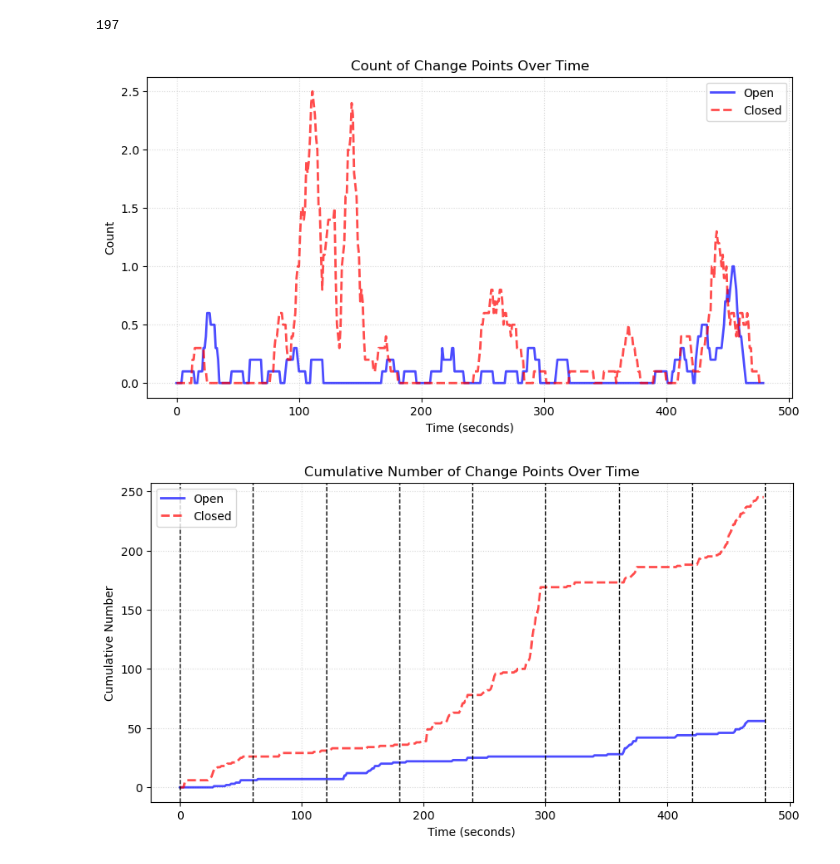
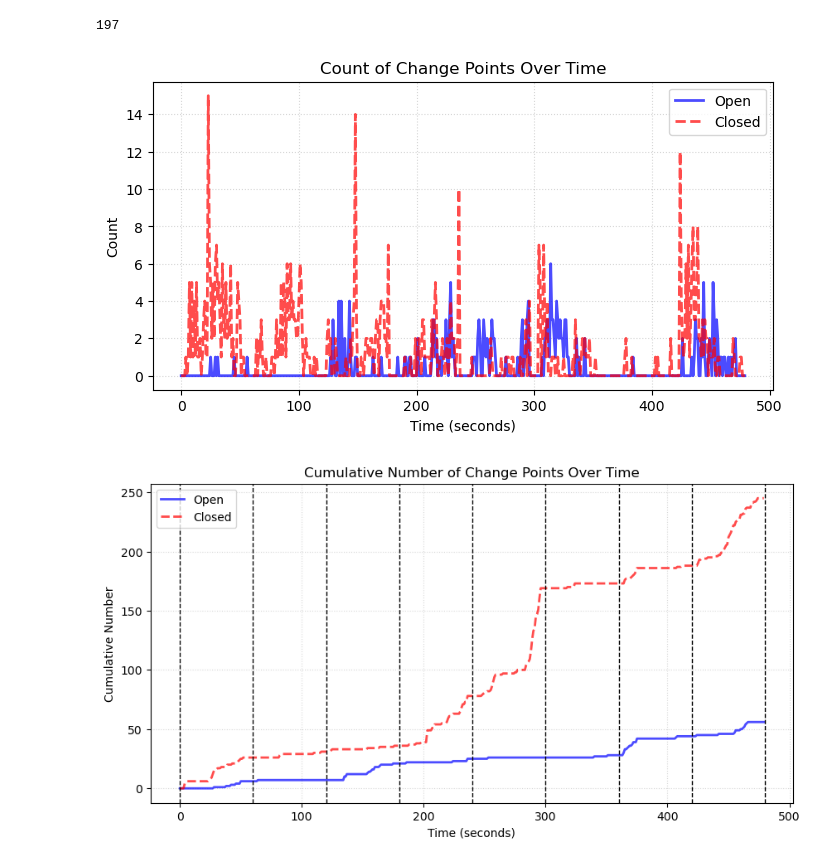
Before and after one commit to HoussamBoukhe/FreSpeD-application, a Jupyter notebook: Visualisation of Change point location.ipynb, the cells around one changed output. Cells and saved outputs as stored; diff of their text form; code cells hidden in the pictures.

```diff
--- a/Visualisation of Change point location.ipynb
+++ b/Visualisation of Change point location.ipynb
@@ -81,26 +81,26 @@ def counting_process(cp_loc, total_time=60*8):
 # %%
 import matplotlib.pyplot as plt
 
-count_vec_o = get_cp_loc(subject="010002", all_regions=True, freq_band="alpha", eyeState=1)
-count_vec_c = get_cp_loc(subject="010002", all_regions=True, freq_band="alpha", eyeState=0)
+count_vec_o = get_cp_loc(subject=sub_ids[5], all_regions=True, freq_band="alpha", eyeState=1)
+count_vec_c = get_cp_loc(subject=sub_ids[5], all_regions=True, freq_band="alpha", eyeState=0)
 
-count_o = create_count_vector(count_vec_o, moving_average=10)
-count_c = create_count_vector(count_vec_c, moving_average=10)
+count_o = create_count_vector(count_vec_o)
+count_c = create_count_vector(count_vec_c)
 
-plt.figure(figsize=(10, 5))  # Set figure size
+plt.figure(figsize=(8, 4))  # Set figure size
 
 plt.plot(count_o, label="Open", linestyle="-", linewidth=2, alpha=0.7, color="blue")
 plt.plot(count_c, label="Closed", linestyle="--", linewidth=2, alpha=0.7, color="red")
 
 plt.xlabel("Time (seconds)")
 plt.ylabel("Count")
 plt.title("Count of Change Points Over Time")
 plt.legend()
 plt.grid(True, linestyle=":", alpha=0.5)  # Light dashed grid for better readability
 
 plt.show()
 # %% [output]
-[figure, old version]
+[figure, new version]
 # %%
 import matplotlib.pyplot as plt
 
```
Also changed, not shown: 1 other file.
